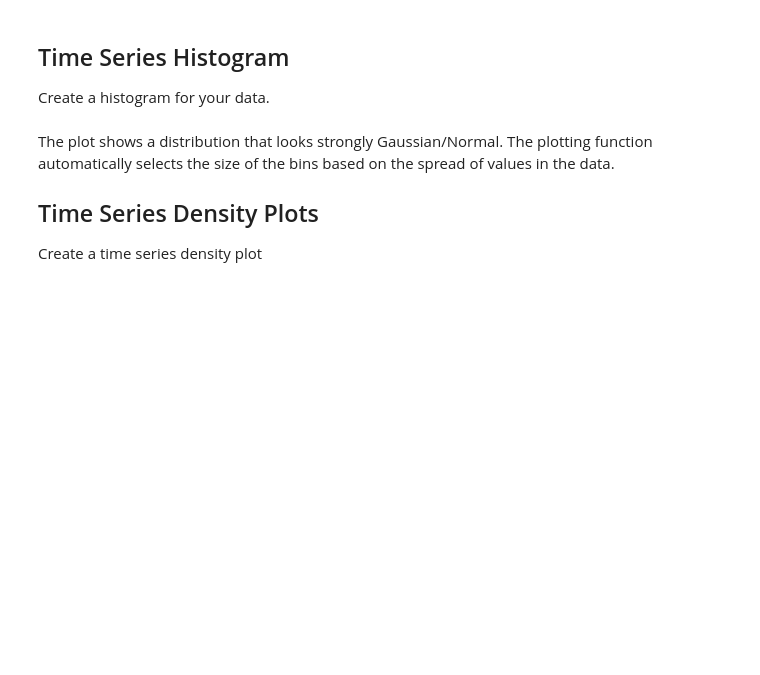
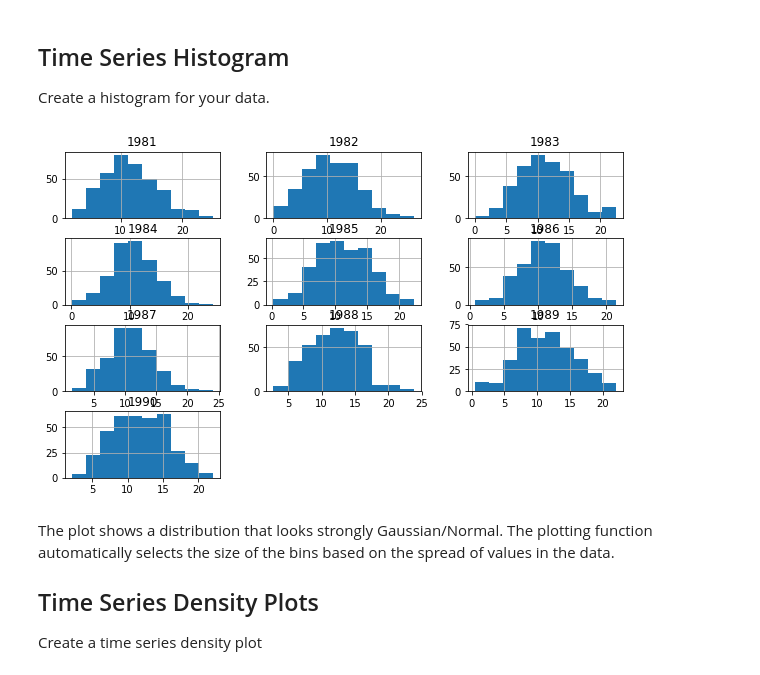
Before and after one commit to colemiller94/dsc-3-25-04-visualizing-time-series-data-lab-nyc-ds-career-012819, a Jupyter notebook: index.ipynb, the cells around one changed output. Saved outputs shown, nothing was run; the diff lists cells and outputs as text; code cells hidden in the pictures; blank space fills up the shorter version.

```diff
--- a/index.ipynb
+++ b/index.ipynb
@@ -128,6 +128,10 @@ We can see in both plots above that due the dense nature of time-series (365 val
 Create a histogram for your data.
 # %%
 # Plot a histogram of the temperature dataset
+temp_annual.hist(figsize = (10,6))
+plt.show()
+# %% [output]
+[figure, added]
 # %% [markdown]
 The plot shows a distribution that looks strongly Gaussian/Normal. The plotting function automatically selects the size of the bins based on the spread of values in the data.
 
```
